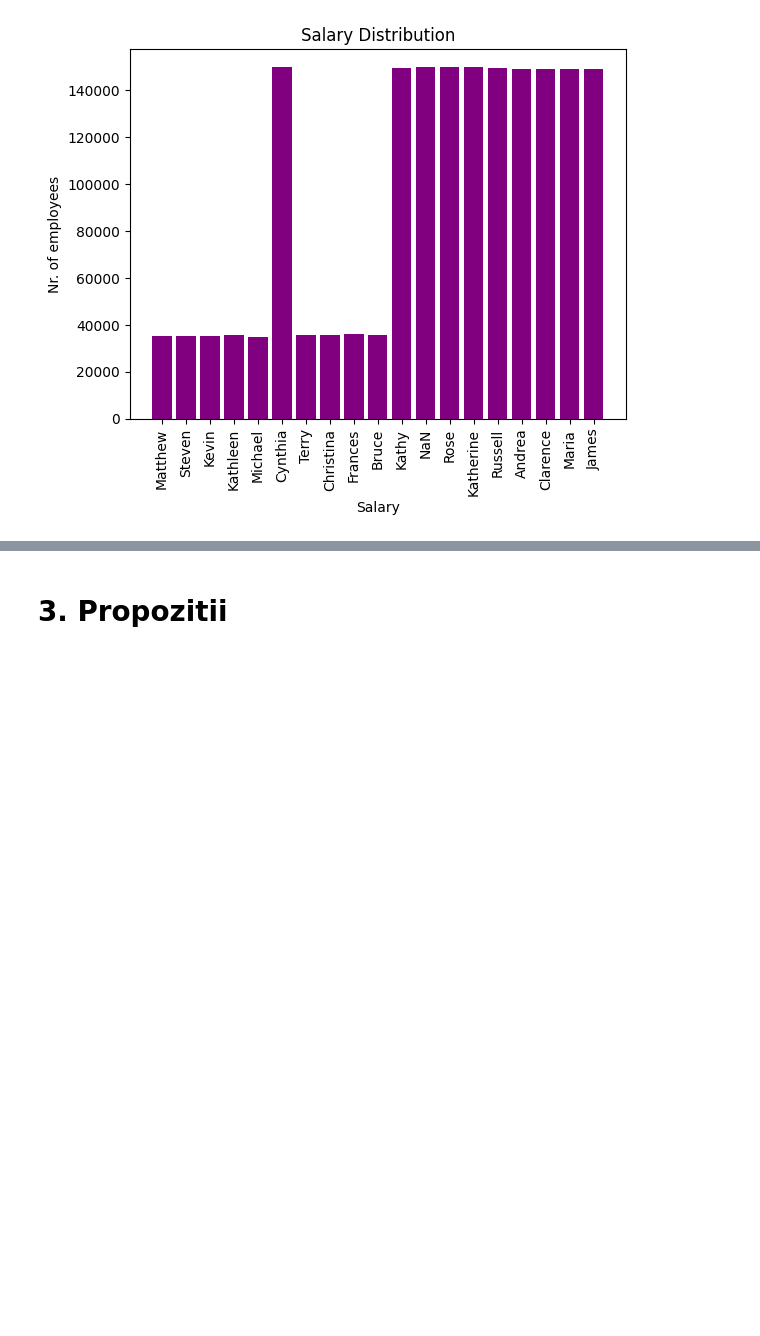
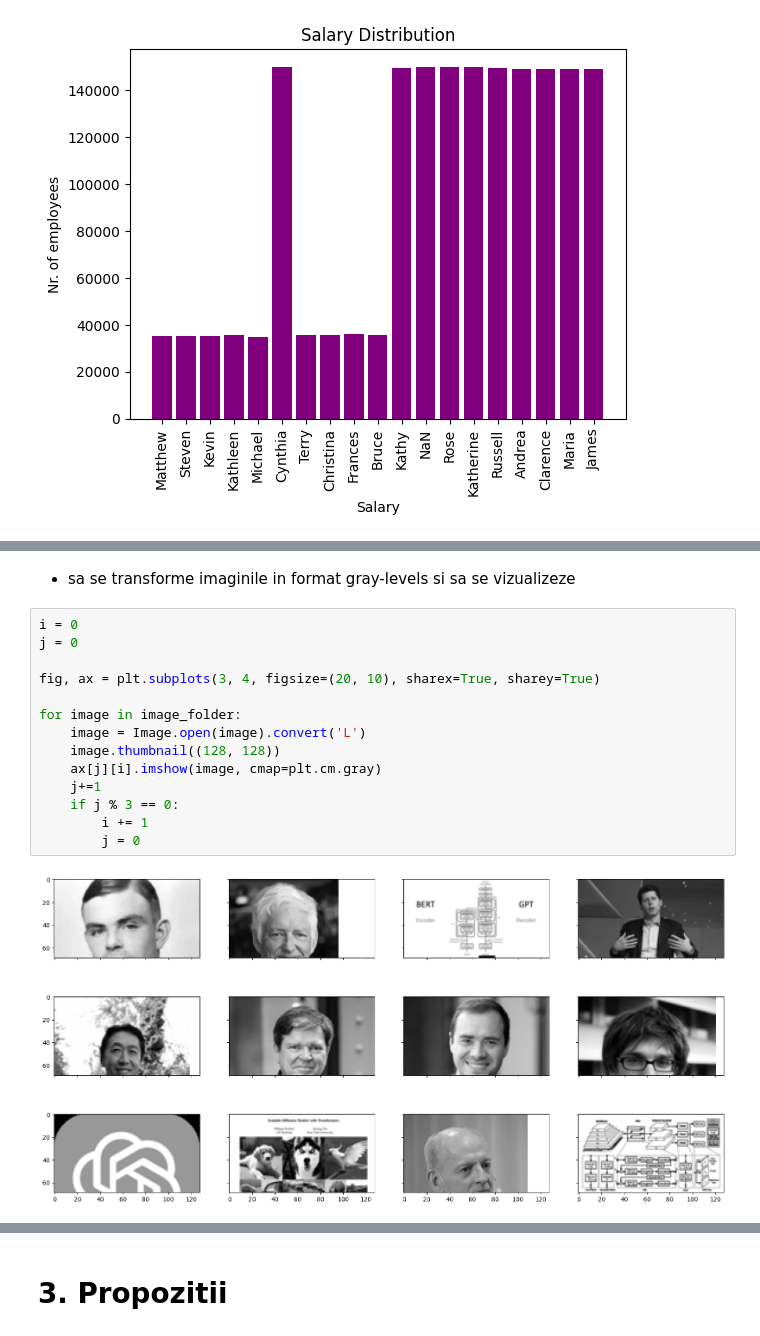
Before and after one commit to RegusAl/UBB, a Jupyter notebook: Semestrul 4/Inteligenta Artificiala/Laboratoare/Lab 2/Lab2.ipynb, the cells around one changed output, grey strips where cells are left out. Saved outputs shown, nothing was run; the diff lists cells and outputs as text; blank space fills up the shorter version.

```diff
--- a/Semestrul 4/Inteligenta Artificiala/Laboratoare/Lab 2/Lab2.ipynb
+++ b/Semestrul 4/Inteligenta Artificiala/Laboratoare/Lab 2/Lab2.ipynb
@@ -138,0 +175,18 @@ plt.show()
+# %% [markdown]
+- sa se transforme imaginile in format gray-levels si sa se vizualizeze
+# %%
+i = 0
+j = 0
+
+fig, ax = plt.subplots(3, 4, figsize=(20, 10), sharex=True, sharey=True)
+
+for image in image_folder:
+    image = Image.open(image).convert('L')
+    image.thumbnail((128, 128))
+    ax[j][i].imshow(image, cmap=plt.cm.gray)
+    j+=1
+    if j % 3 == 0:
+        i += 1
+        j = 0
+# %% [output]
+[figure, added]
```
Also changed, not shown: parts of 15 cells of this notebook, 13 other files.
